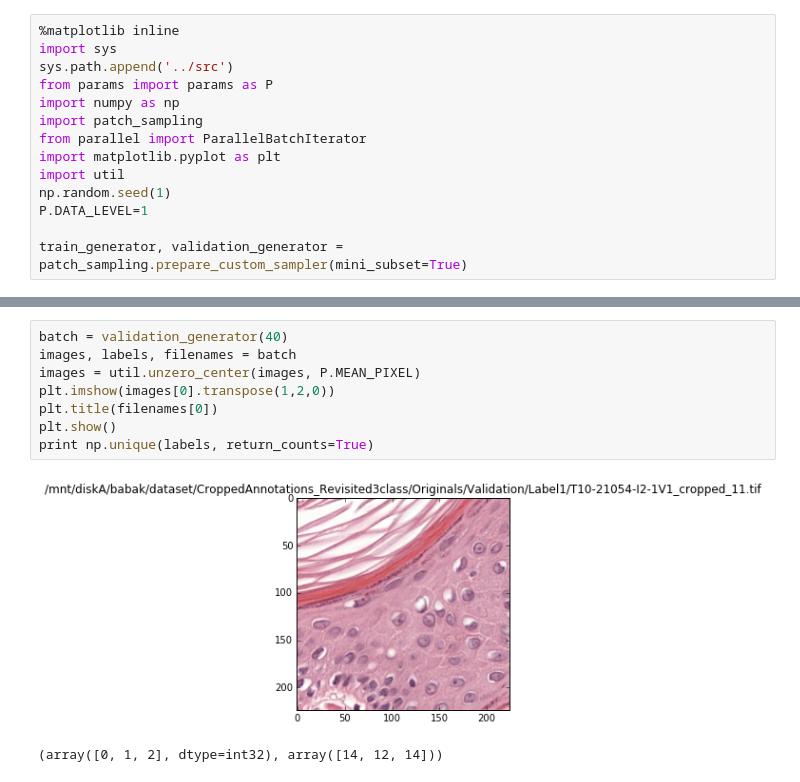
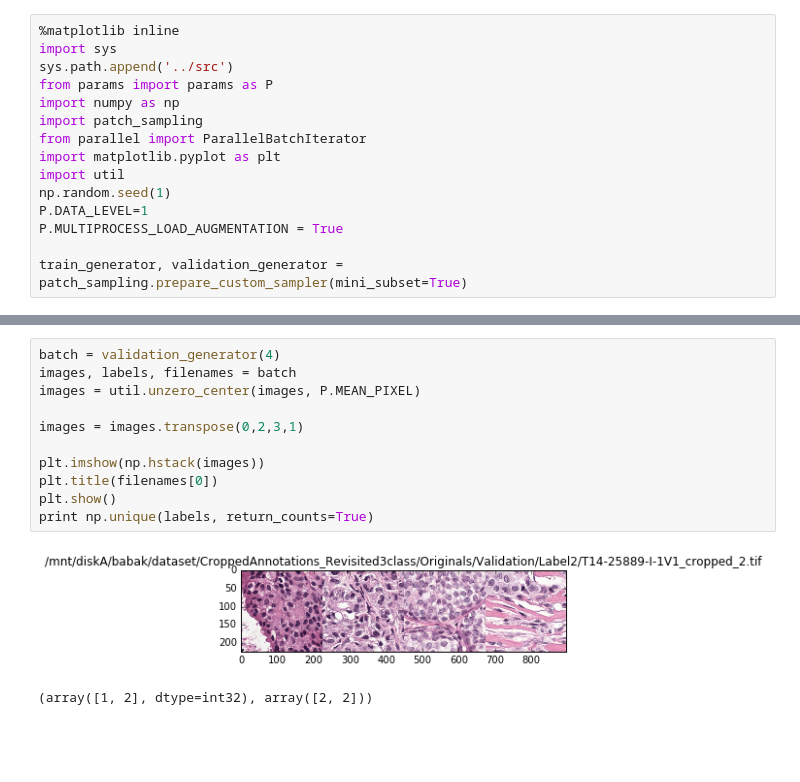
Before and after one commit to gzuidhof/whole-slide-breast-cancer-classification, a Jupyter notebook: notebooks/Custom sampler in use.ipynb, the cells around one changed output, grey strips where cells are left out. Saved outputs shown, nothing was run; the diff lists cells and outputs as text; blank space fills up the shorter version.

```diff
--- a/notebooks/Custom sampler in use.ipynb
+++ b/notebooks/Custom sampler in use.ipynb
@@ -10,6 +10,7 @@ import matplotlib.pyplot as plt
 import util
 np.random.seed(1)
 P.DATA_LEVEL=1
+P.MULTIPROCESS_LOAD_AUGMENTATION = True
 
 train_generator, validation_generator = patch_sampling.prepare_custom_sampler(mini_subset=True)
 # %% [output]
@@ -21,11 +22,14 @@ Loading samplers took 0.474414825439 seconds.
 # %%
-batch = validation_generator(40)
+batch = validation_generator(4)
 images, labels, filenames = batch
 images = util.unzero_center(images, P.MEAN_PIXEL)
-plt.imshow(images[0].transpose(1,2,0))
+
+images = images.transpose(0,2,3,1)
+
+plt.imshow(np.hstack(images))
 plt.title(filenames[0])
 plt.show()
 print np.unique(labels, return_counts=True)
 # %% [output]
-[figure, old version]
+[figure, new version]
-(array([0, 1, 2], dtype=int32), array([14, 12, 14]))
+(array([1, 2], dtype=int32), array([2, 2]))
```
Also changed, not shown: parts of 1 cell of this notebook, 16 other files.
